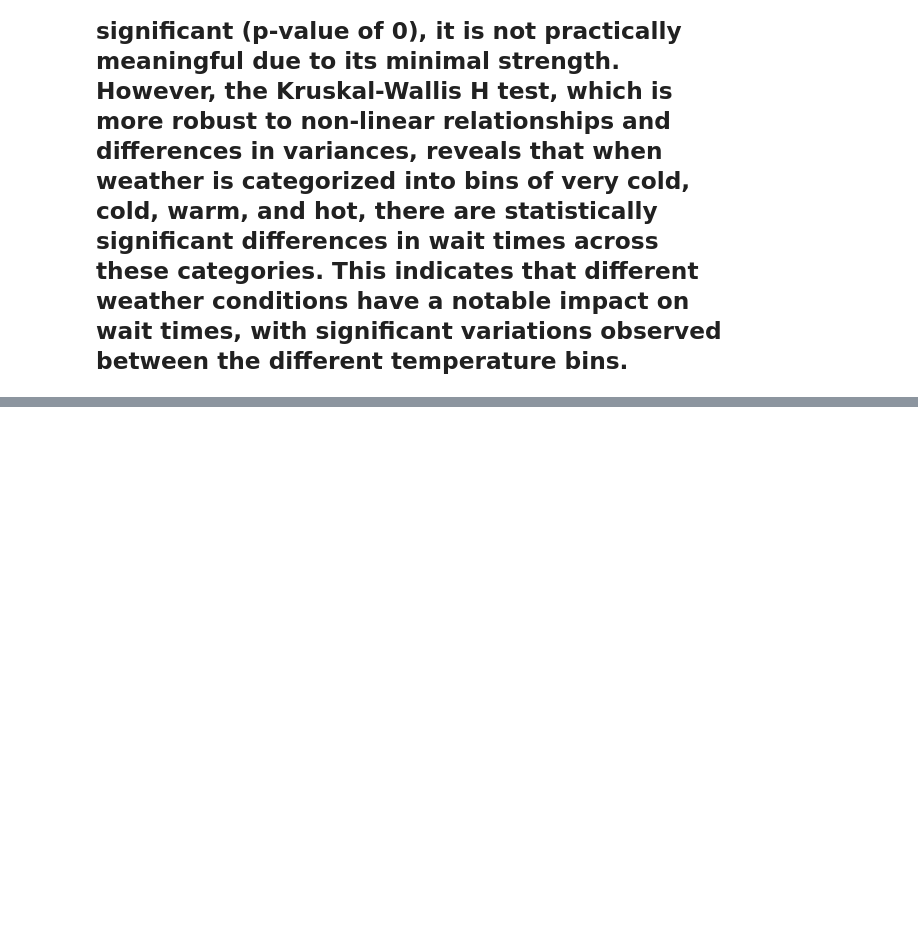
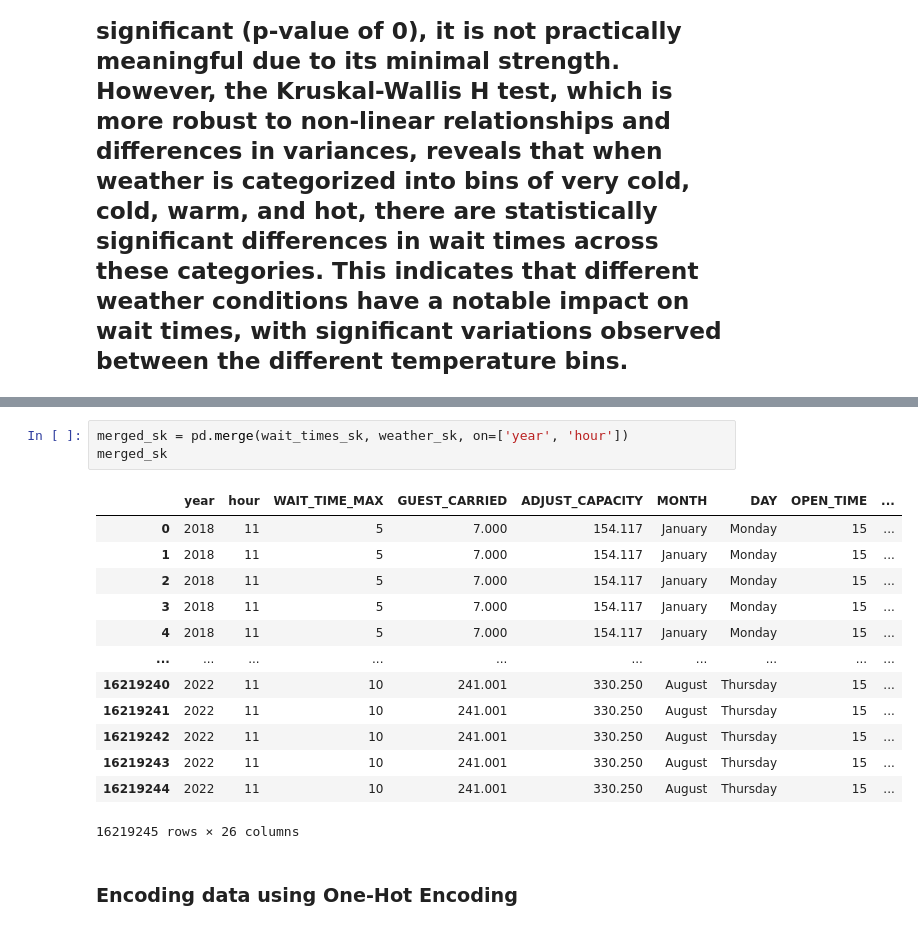
Before and after one commit to MwBm/DataAnalysisIntro, a Jupyter notebook: disneyData.ipynb, the cells around one changed output, grey strips where cells are left out. Drawn from its saved outputs; the diff is of its cells as text; blank space fills up the shorter version.

```diff
--- a/disneyData.ipynb
+++ b/disneyData.ipynb
@@ -284,0 +348,19 @@ plt.show
+# %%
+merged_sk = pd.merge(wait_times_sk, weather_sk, on=['year', 'hour'])
+merged_sk
+# %% [output]
+|  | year | hour | WAIT_TIME_MAX | GUEST_CARRIED | ADJUST_CAPACITY | MONTH | DAY | OPEN_TIME | ... |
+| 0 | 2018 | 11 | 5 | 7.000 | 154.117 | January | Monday | 15 | ... |
+| 1 | 2018 | 11 | 5 | 7.000 | 154.117 | January | Monday | 15 | ... |
+| 2 | 2018 | 11 | 5 | 7.000 | 154.117 | January | Monday | 15 | ... |
+| 3 | 2018 | 11 | 5 | 7.000 | 154.117 | January | Monday | 15 | ... |
+| 4 | 2018 | 11 | 5 | 7.000 | 154.117 | January | Monday | 15 | ... |
+| ... | ... | ... | ... | ... | ... | ... | ... | ... | ... |
+| 16219240 | 2022 | 11 | 10 | 241.001 | 330.250 | August | Thursday | 15 | ... |
+| 16219241 | 2022 | 11 | 10 | 241.001 | 330.250 | August | Thursday | 15 | ... |
+| 16219242 | 2022 | 11 | 10 | 241.001 | 330.250 | August | Thursday | 15 | ... |
+| 16219243 | 2022 | 11 | 10 | 241.001 | 330.250 | August | Thursday | 15 | ... |
+| 16219244 | 2022 | 11 | 10 | 241.001 | 330.250 | August | Thursday | 15 | ... |
+16219245 rows × 26 columns
+# %% [markdown]
+### Encoding data using One-Hot Encoding
```
Also changed, not shown: parts of 9 cells of this notebook.
